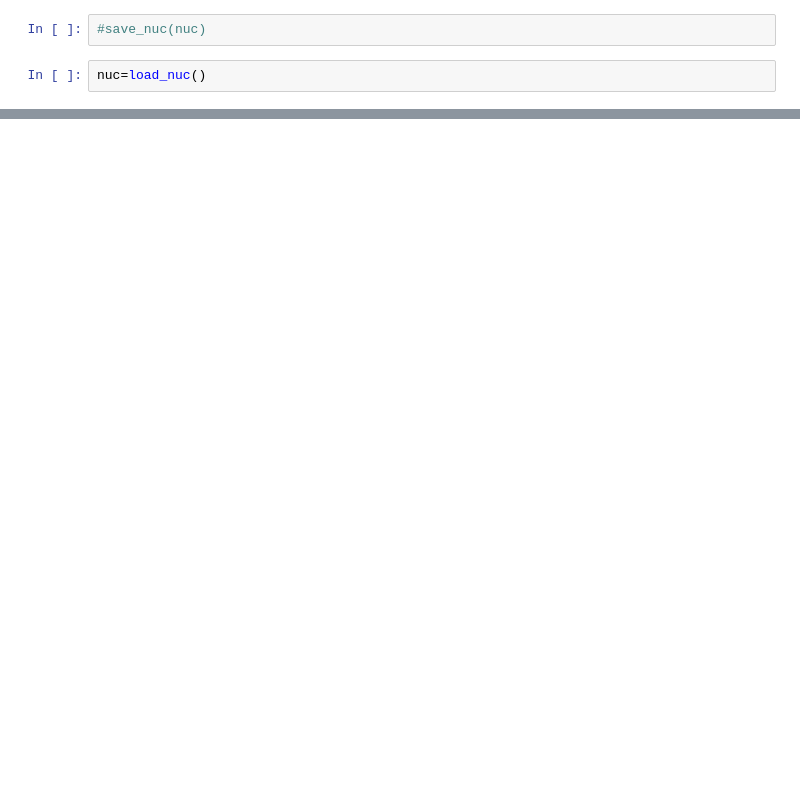
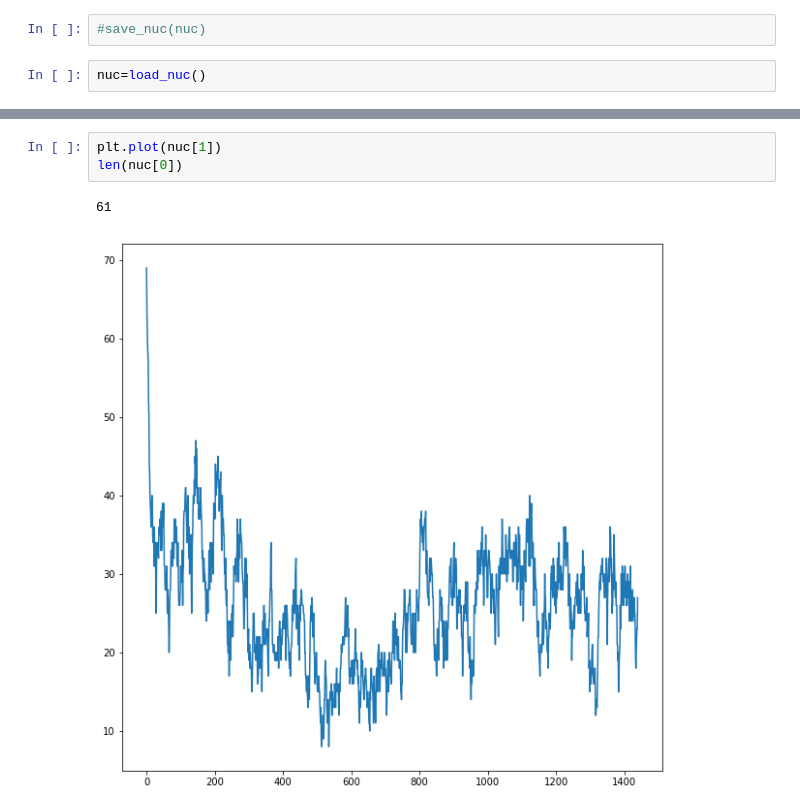
Before and after one commit to ranahoury/projet_mod, a Jupyter notebook: Notre Projet mais avec des classes.ipynb, the cells around one changed output, grey strips where cells are left out. Saved outputs shown, nothing was run; the diff lists cells and outputs as text; blank space fills up the shorter version.

```diff
--- a/Notre Projet mais avec des classes.ipynb
+++ b/Notre Projet mais avec des classes.ipynb
@@ -31,0 +38,6 @@ for i in range(len(nuc)):
+# %%
+plt.plot(nuc[1])
+len(nuc[0])
+# %% [output]
+61
+[figure, added]
```
Also changed, not shown: parts of 5 cells of this notebook.
